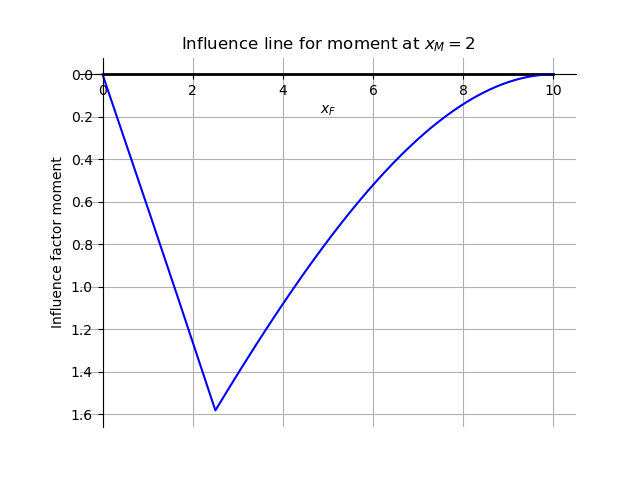
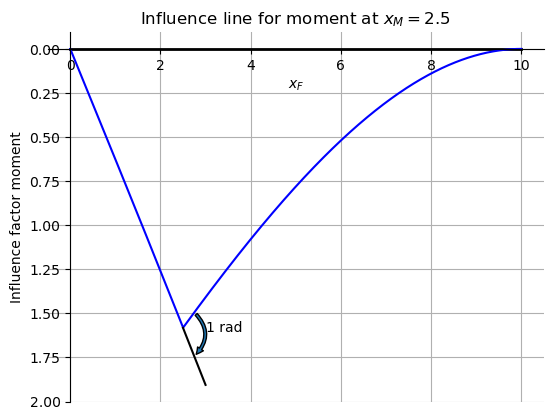
Unified diff of the notebook cell whose output changed from the first chart to the second:
--- before
+++ after
@@ -22,8 +22,16 @@
 plt.xlabel('$x_F$')
 plt.ylabel('Influence factor moment')
+
+hulp0 = M_inf_numpy(L1=10,a=2.5,EI=5000,x=2.5)
+hulp1 = M_inf_numpy(L1=10,a=2.5,EI=5000,x=2.5) + (M_inf_numpy(L1=10,a=2.5,EI=5000,x=2.5) - M_inf_numpy(L1=10,a=2.5,EI=5000,x=2.5-0.1))/0.1*0.5
+plt.plot([2.5, 2.5 + 0.5],[hulp0, hulp1],color="black")
+hulp2 = M_inf_numpy(L1=10,a=2.5,EI=5000,x=2.5) + (M_inf_numpy(L1=10,a=2.5,EI=5000,x=2.5) - M_inf_numpy(L1=10,a=2.5,EI=5000,x=2.5-0.1))/0.1*0.25
+hulp3 = M_inf_numpy(L1=10,a=2.5,EI=5000,x=2.5+0.25)
 axs = plt.gca()
+axs.annotate(text='', xy=(2.5+0.25,hulp2), xytext=(2.5+0.25,hulp3), arrowprops=dict(arrowstyle='simple',connectionstyle='arc3,rad=-0.5'))
+axs.annotate('1 rad',xy = [2.5+0.5,hulp0],va='center',ha='left')
 axs.grid()
 axs.invert_yaxis()
-title0 = 'Influence line for moment at $x_M = 2$'
+title0 = 'Influence line for moment at $x_M = 2.5$'
 axs.spines['right'].set_color('none')
 axs.spines['top'].set_color('none')

Commit: Update